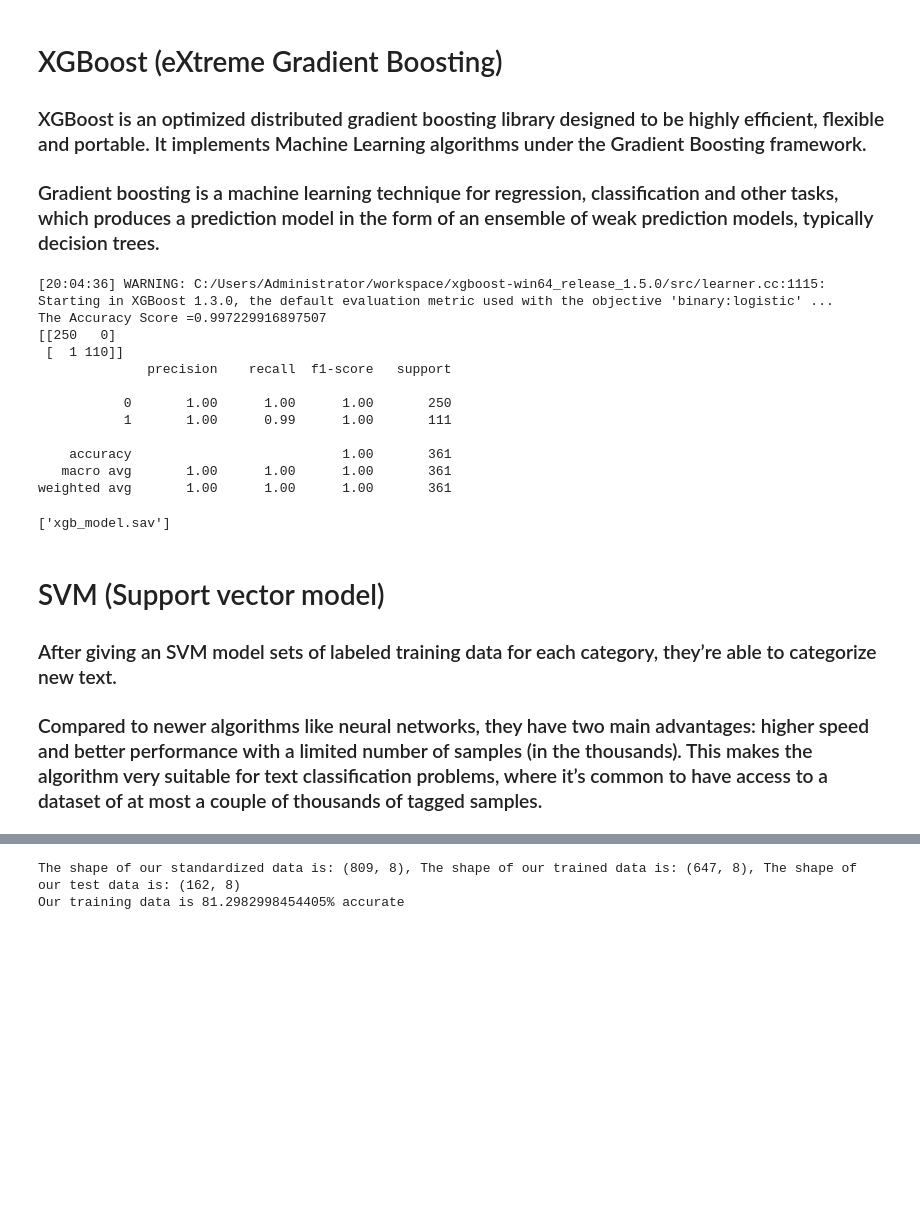
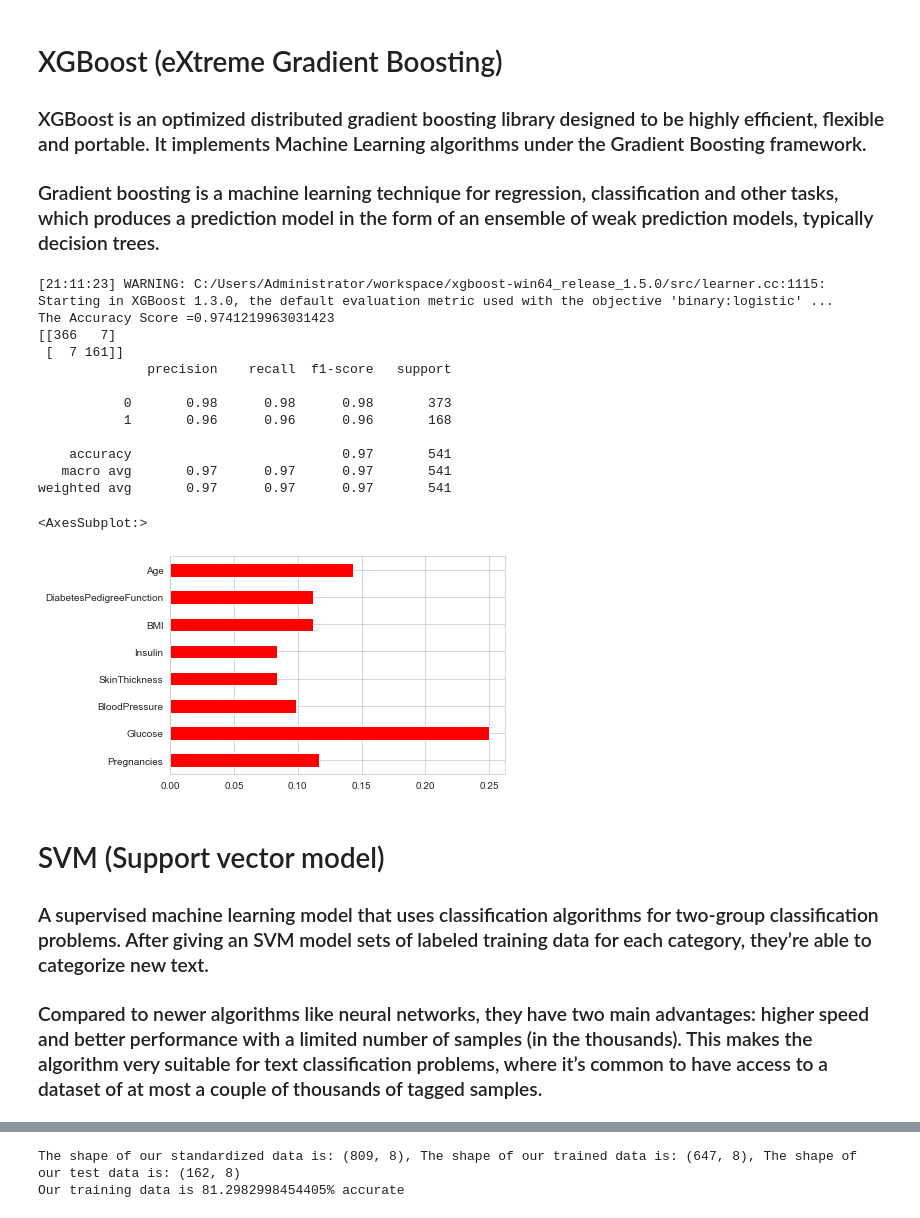
Before and after one commit to vasavdave/Team-Project-04, a Jupyter notebook: p4_machineLearnin_rev0.ipynb, the cells around one changed output, grey strips where cells are left out. Drawn from its saved outputs; the diff is of its cells as text; code cells hidden in the pictures; blank space fills up the shorter version.

```diff
--- a/p4_machineLearnin_rev0.ipynb
+++ b/p4_machineLearnin_rev0.ipynb
@@ -309,32 +318,41 @@ weighted avg       0.99      0.99      0.99       361
 
 ### Gradient boosting is a machine learning technique for regression, classification and other tasks, which produces a prediction model in the form of an ensemble of weak prediction models, typically decision trees.
 # %%
+
+X = normal_cleaned_merged_df.drop(columns= 'Outcome', axis=1)
+y = normal_cleaned_merged_df['Outcome']
+X_train, X_test, y_train, y_test = train_test_split(X, y, test_size = 0.3, random_state=101)
 
 xgb = XGBClassifier(gamma=0)
 xgb.fit(X_train, y_train)
 xgb_predicted = xgb.predict(X_test)
 print(f'The Accuracy Score ={format(metrics.accuracy_score(y_test, xgb_predicted))}')
 print(confusion_matrix(y_test, xgb_predicted))
 print(classification_report(y_test, xgb_predicted))
 
 joblib.dump(xgb, 'xgb_model.sav')
+
+xgb.feature_importances_
+importance_series = pd.Series(xgb.feature_importances_, index=X.columns)
+importance_series.plot(kind='barh', color='red')
 # %% [output]
-[20:04:36] WARNING: C:/Users/Administrator/workspace/xgboost-win64_release_1.5.0/src/learner.cc:1115: Starting in XGBoost 1.3.0, the default evaluation metric used with the objective 'binary:logistic' ...
-The Accuracy Score =0.997229916897507
-[[250   0]
- [  1 110]]
+[21:11:23] WARNING: C:/Users/Administrator/workspace/xgboost-win64_release_1.5.0/src/learner.cc:1115: Starting in XGBoost 1.3.0, the default evaluation metric used with the objective 'binary:logistic' ...
+The Accuracy Score =0.9741219963031423
+[[366   7]
+ [  7 161]]
               precision    recall  f1-score   support
 
-           0       1.00      1.00      1.00       250
-           1       1.00      0.99      1.00       111
+           0       0.98      0.98      0.98       373
+           1       0.96      0.96      0.96       168
 
-    accuracy                           1.00       361
-   macro avg       1.00      1.00      1.00       361
-weighted avg       1.00      1.00      1.00       361
+    accuracy                           0.97       541
+   macro avg       0.97      0.97      0.97       541
+weighted avg       0.97      0.97      0.97       541
-['xgb_model.sav']
+<AxesSubplot:>
+[figure, added]
 # %% [markdown]
 # SVM (Support vector model)
-### After giving an SVM model sets of labeled training data for each category, they’re able to categorize new text.
+### A supervised machine learning model that uses classification algorithms for two-group classification problems. After giving an SVM model sets of labeled training data for each category, they’re able to categorize new text.
 ### Compared to newer algorithms like neural networks, they have two main advantages: higher speed and better performance with a limited number of samples (in the thousands). This makes the algorithm very suitable for text classification problems, where it’s common to have access to a dataset of at most a couple of thousands of tagged samples.
 # %%
 # SVM
```
Also changed, not shown: parts of 2 cells of this notebook, 3 other files.
